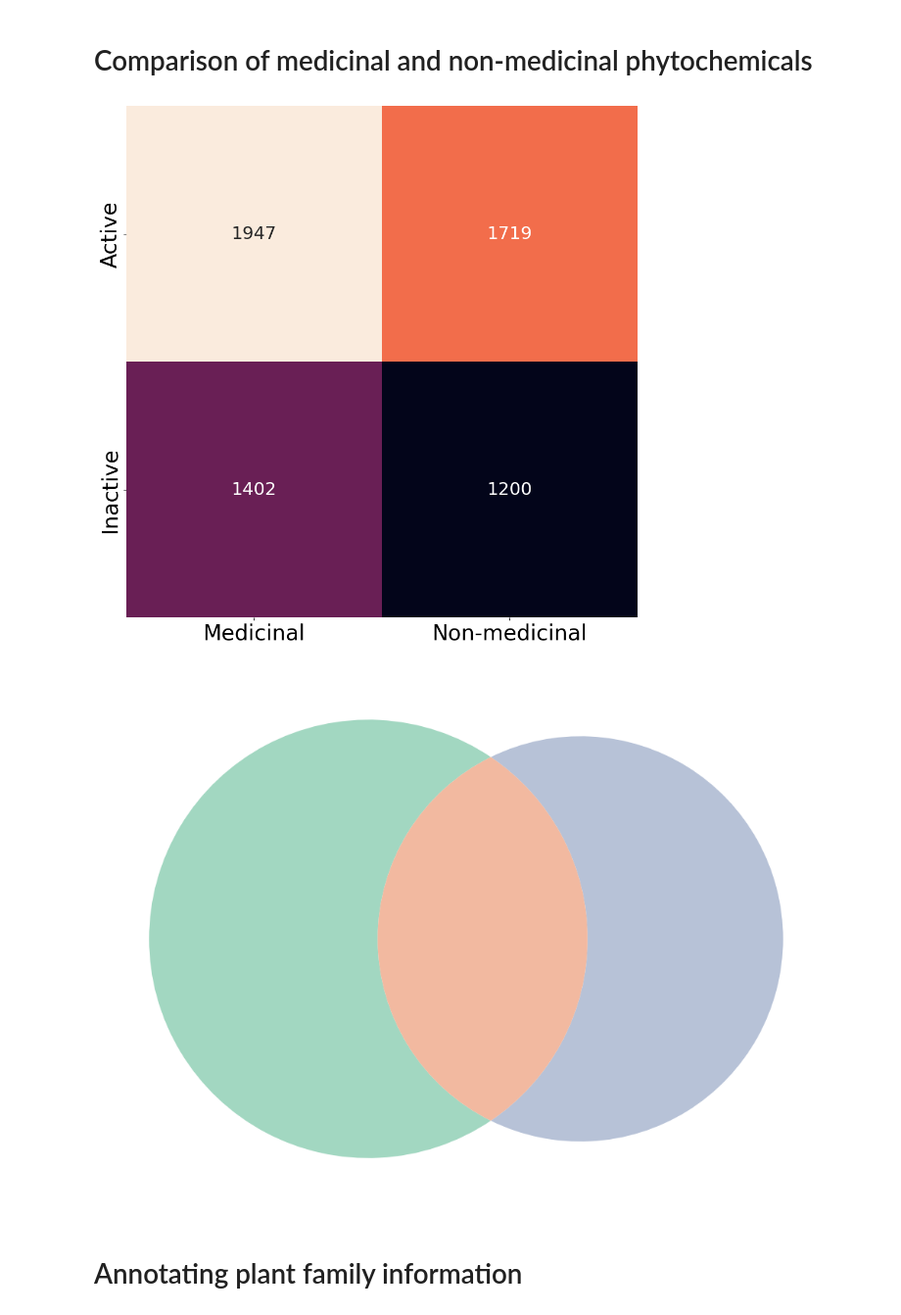
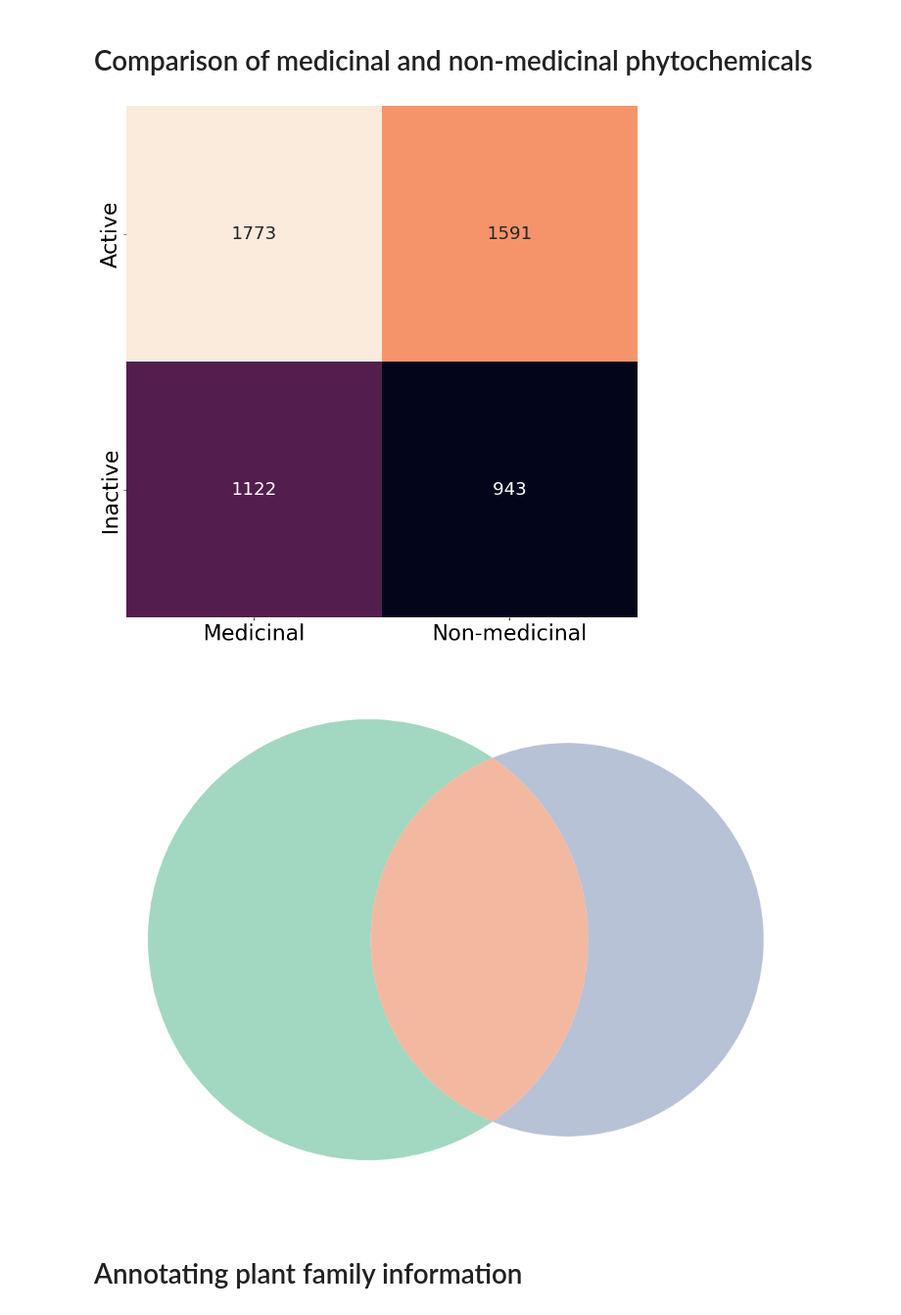
Before and after one commit to enveda/plant-chemical-space, a Jupyter notebook: notebooks/6_chembl_bioactivity.ipynb, the cells around one changed output. Shown at 98% size. Cells and saved outputs as stored; diff of their text form; code cells hidden in the pictures.

Commit message:
update figure 4B

```diff
--- a/notebooks/6_chembl_bioactivity.ipynb
+++ b/notebooks/6_chembl_bioactivity.ipynb
@@ -176,17 +177,24 @@ med_inactive_cids = set()
 non_med_active_cids = set()
 non_med_inactive_cids = set()
 
+all_med_cids = set()
+all_non_med_cids = set()
+
 for chembl_idx, _, pchem_val, _, active_flag in tqdm(bioassays.values):
     if active_flag:
-        if chembl_idx in medicinal_phytochemicals:
+        if chembl_idx in medicinal_phytochemicals and chembl_idx not in all_med_cids:
             med_active_cids.add(chembl_idx)
-        if chembl_idx in non_medical_phytochemicals:
+            all_med_cids.add(chembl_idx)
+        if chembl_idx in non_medical_phytochemicals and chembl_idx not in all_non_med_cids:
             non_med_active_cids.add(chembl_idx)
+            all_non_med_cids.add(chembl_idx)
     else:
-        if chembl_idx in medicinal_phytochemicals:
+        if chembl_idx in medicinal_phytochemicals and chembl_idx not in all_med_cids:
             med_inactive_cids.add(chembl_idx)
-        if chembl_idx in non_medical_phytochemicals:
+            all_med_cids.add(chembl_idx)
+        if chembl_idx in non_medical_phytochemicals and chembl_idx not in all_non_med_cids:
             non_med_inactive_cids.add(chembl_idx)
+            all_non_med_cids.add(chembl_idx)
 
 bioactivity_summary.loc['Active', 'Medicinal'] = len(med_active_cids)
 bioactivity_summary.loc['Inactive', 'Medicinal'] = len(med_inactive_cids)
@@ -206,38 +214,34 @@ plt.tight_layout()
 plt.savefig('../figures/figure_4B.jpg', dpi=300)
 plt.show()
 # %% [output]
-[figure, old version]
+[figure, new version]
 # %%
 # Proportion of actives in medicinal and non-medicinal plants
-
-active_chems = med_active_cids.union((med_inactive_cids - non_med_inactive_cids))
-inactive_chems = non_med_active_cids.union((non_med_inactive_cids - med_inactive_cids))
-
 plt.figure(figsize=(10, 10))
 
 out = venn2(
-    subsets=[active_chems, inactive_chems],
+    subsets=[all_med_cids, all_non_med_cids],
     set_labels=('', ''), # ('Medicinal', 'Non-medicinal'),
     set_colors=('#8BCEB2', '#a5b3ce'),
     alpha=.8,
 )
 
 out.get_patch_by_id('11').set_color('#efa888')
 out.get_patch_by_id('11').set_edgecolor('none')
 
 # remove labels
 out.get_label_by_id('10').set_text('')
 out.get_label_by_id('01').set_text('')
 out.get_label_by_id('11').set_text('')
 
 for text in out.subset_labels:
     text.set_fontsize(20)
 
 plt.tight_layout()
 plt.savefig('../figures/figure_4C.jpg', dpi=300)
 plt.show()
 # %% [output]
-[figure, old version]
+[figure, new version]
 # %% [markdown]
 # Annotating plant family information
 # %%
```
Also changed, not shown: parts of 2 cells of this notebook, 1 other file.
